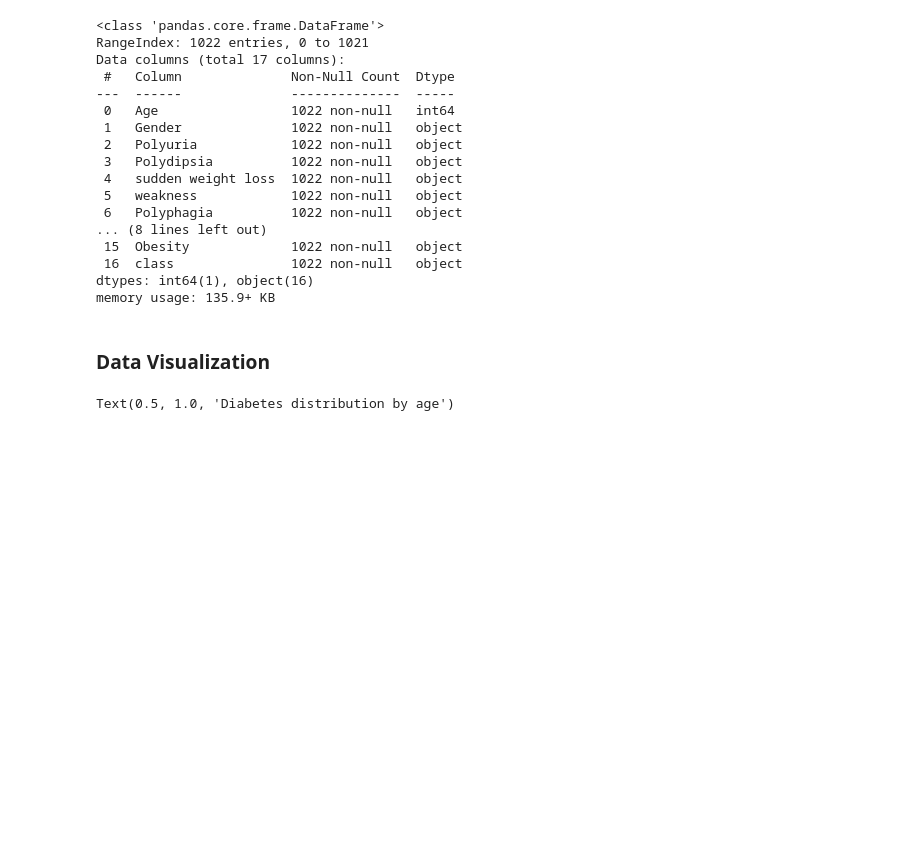
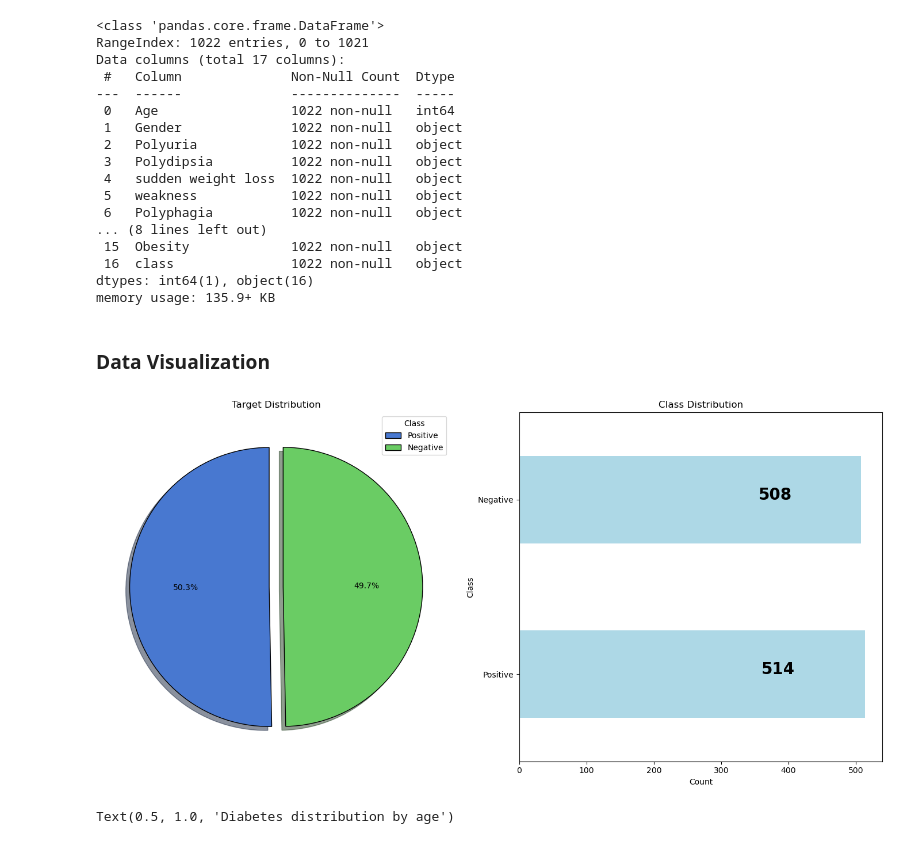
Before and after one commit to hsnshz/SugarCheck, a Jupyter notebook: Backend/ML-Models/MLModels.ipynb, the cells around one changed output. Cells and saved outputs as stored; diff of their text form; code cells hidden in the pictures; blank space fills up the shorter version.

```diff
--- a/Backend/ML-Models/MLModels.ipynb
+++ b/Backend/ML-Models/MLModels.ipynb
@@ -97,6 +98,44 @@ dtypes: int64(1), object(16)
 memory usage: 135.9+ KB
 # %% [markdown]
 ### Data Visualization
+# %%
+# Create a new figure and axes for the subplots
+figure, subplot_axes = plt.subplots(1, 2, figsize=(14, 7))
+
+# Compute the counts of each class
+class_counts = df["class"].value_counts()
+
+# Define the color palette and explode parameters
+color_palette_pie = sns.color_palette("muted6", 2)
+explode_params = [0.05, 0.05]
+
+# Create a pie chart on the first subplot with the new color palette
+pie_chart = subplot_axes[0].pie(
+    class_counts,
+    autopct="%1.1f%%",
+    startangle=90,
+    labels=None,
+    colors=color_palette_pie,
+    explode=explode_params,
+    shadow=True,
+    wedgeprops={"linewidth": 1, "edgecolor": "k"},
+)
+subplot_axes[0].set_title("Target Distribution")
+subplot_axes[0].legend(pie_chart[0], ["Positive", "Negative"], title="Class")
+
+# Create a bar plot on the second subplot with a different color
+class_counts.plot(kind="barh", ax=subplot_axes[1], color="lightblue", legend=False)
+for idx, val in enumerate(class_counts.values):
+    subplot_axes[1].text(val * 0.7, idx, str(val), weight="bold", fontsize=20)
+subplot_axes[1].set_title("Class Distribution")
+subplot_axes[1].set_xlabel("Count")
+subplot_axes[1].set_ylabel("Class")
+
+# Adjust the layout and display the plots
+plt.tight_layout()
+plt.show()
+# %% [output]
+[figure, added]
 # %%
 # Diabetes distribution by age
 plt.figure(figsize=(8, 6))
```
Also changed, not shown: parts of 11 cells of this notebook, 4 other files.
